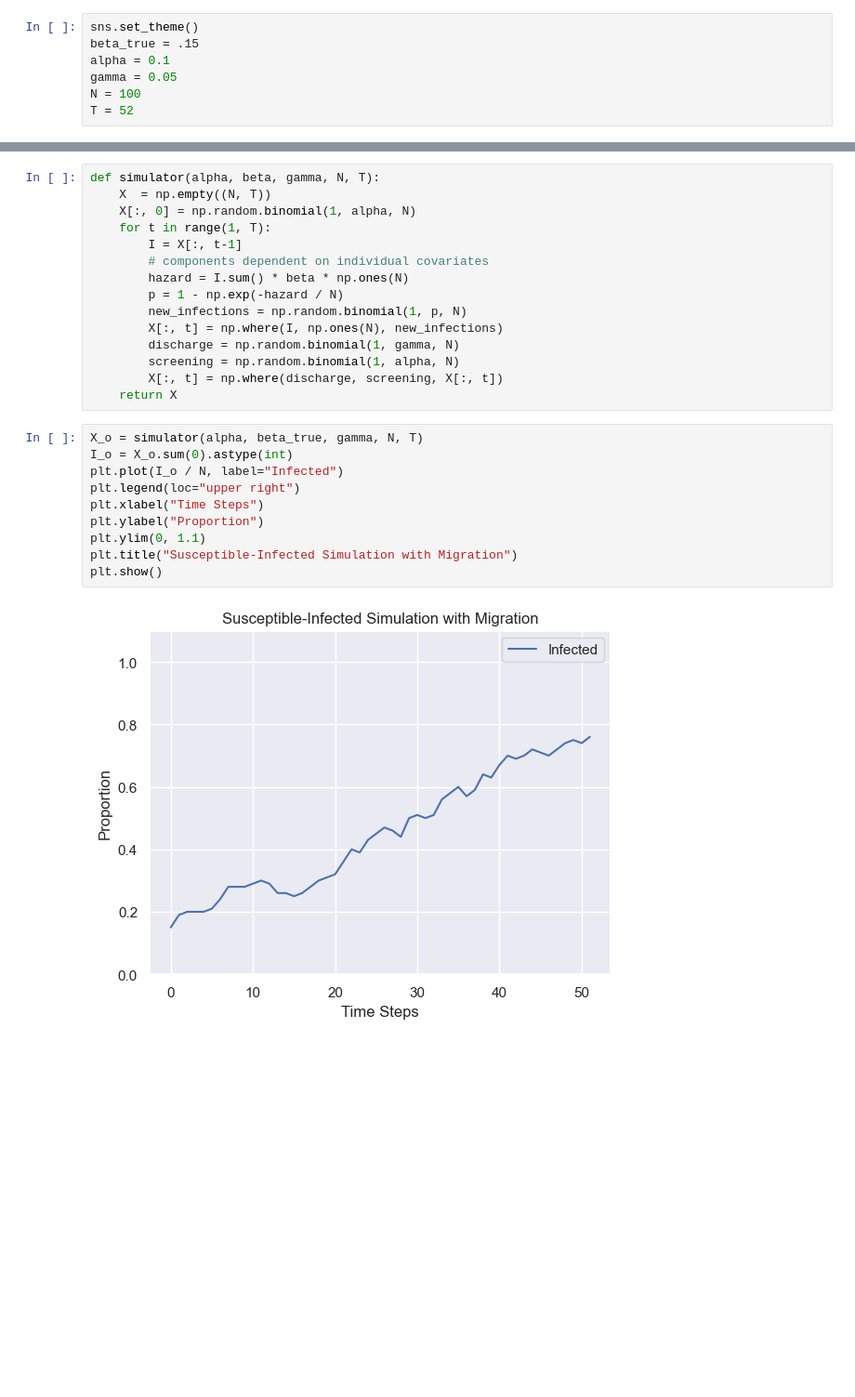
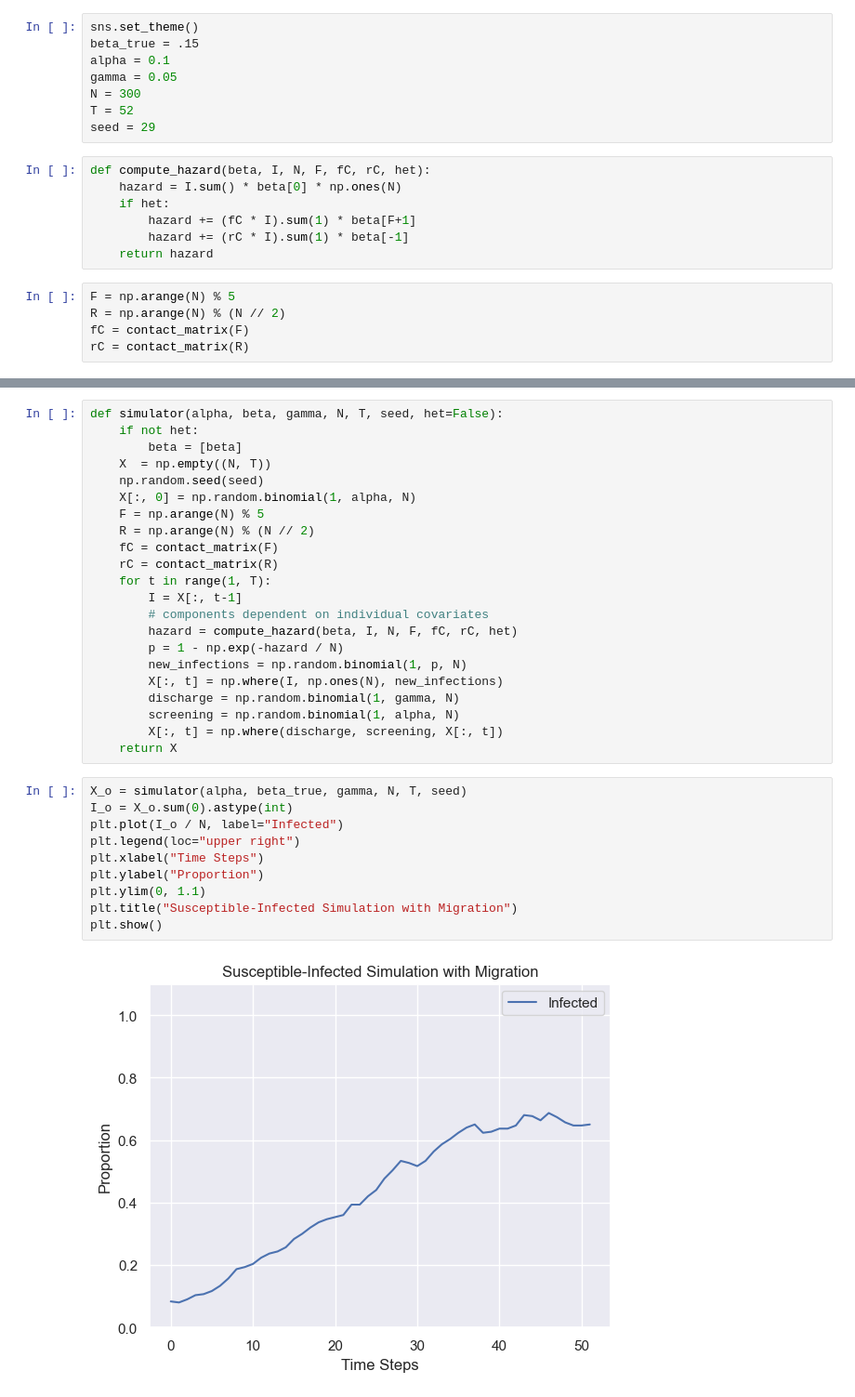
Before and after one commit to epibayes/np-epid, a Jupyter notebook: notebooks/likelihood-based.ipynb, the cells around one changed output, grey strips where cells are left out. Shown: that part at 93% size. Cells and saved outputs as stored; diff of their text form; blank space fills up the shorter version.

```diff
--- a/notebooks/likelihood-based.ipynb
+++ b/notebooks/likelihood-based.ipynb
@@ -12,5 +15,18 @@ sns.set_theme()
 beta_true = .15
 alpha = 0.1
 gamma = 0.05
-N = 100
+N = 300
 T = 52
+seed = 29
+# %%
+def compute_hazard(beta, I, N, F, fC, rC, het):
+    hazard = I.sum() * beta[0] * np.ones(N)
+    if het:
+        hazard += (fC * I).sum(1) * beta[F+1]
+        hazard += (rC * I).sum(1) * beta[-1]
+    return hazard
+# %%
+F = np.arange(N) % 5
+R = np.arange(N) % (N // 2)
+fC = contact_matrix(F)
+rC = contact_matrix(R)
@@ -17,11 +37,18 @@ T = 52
 # %%
-def simulator(alpha, beta, gamma, N, T):
+def simulator(alpha, beta, gamma, N, T, seed, het=False):
+    if not het:
+        beta = [beta]
     X  = np.empty((N, T))
+    np.random.seed(seed)
     X[:, 0] = np.random.binomial(1, alpha, N)
+    F = np.arange(N) % 5
+    R = np.arange(N) % (N // 2)
+    fC = contact_matrix(F)
+    rC = contact_matrix(R)
     for t in range(1, T):
         I = X[:, t-1]
         # components dependent on individual covariates
-        hazard = I.sum() * beta * np.ones(N)
+        hazard = compute_hazard(beta, I, N, F, fC, rC, het)
         p = 1 - np.exp(-hazard / N)
         new_infections = np.random.binomial(1, p, N)
         X[:, t] = np.where(I, np.ones(N), new_infections)
@@ -30,15 +57,15 @@ def simulator(alpha, beta, gamma, N, T):
         X[:, t] = np.where(discharge, screening, X[:, t])
     return X
 # %%
-X_o = simulator(alpha, beta_true, gamma, N, T)
+X_o = simulator(alpha, beta_true, gamma, N, T, seed)
 I_o = X_o.sum(0).astype(int)
 plt.plot(I_o / N, label="Infected")
 plt.legend(loc="upper right")
 plt.xlabel("Time Steps")
 plt.ylabel("Proportion")
 plt.ylim(0, 1.1)
 plt.title("Susceptible-Infected Simulation with Migration")
 plt.show()
 # %% [output]
-[figure, old version]
+[figure, new version]
 # %%
```
Also changed, not shown: parts of 34 cells of this notebook, 9 other files.
